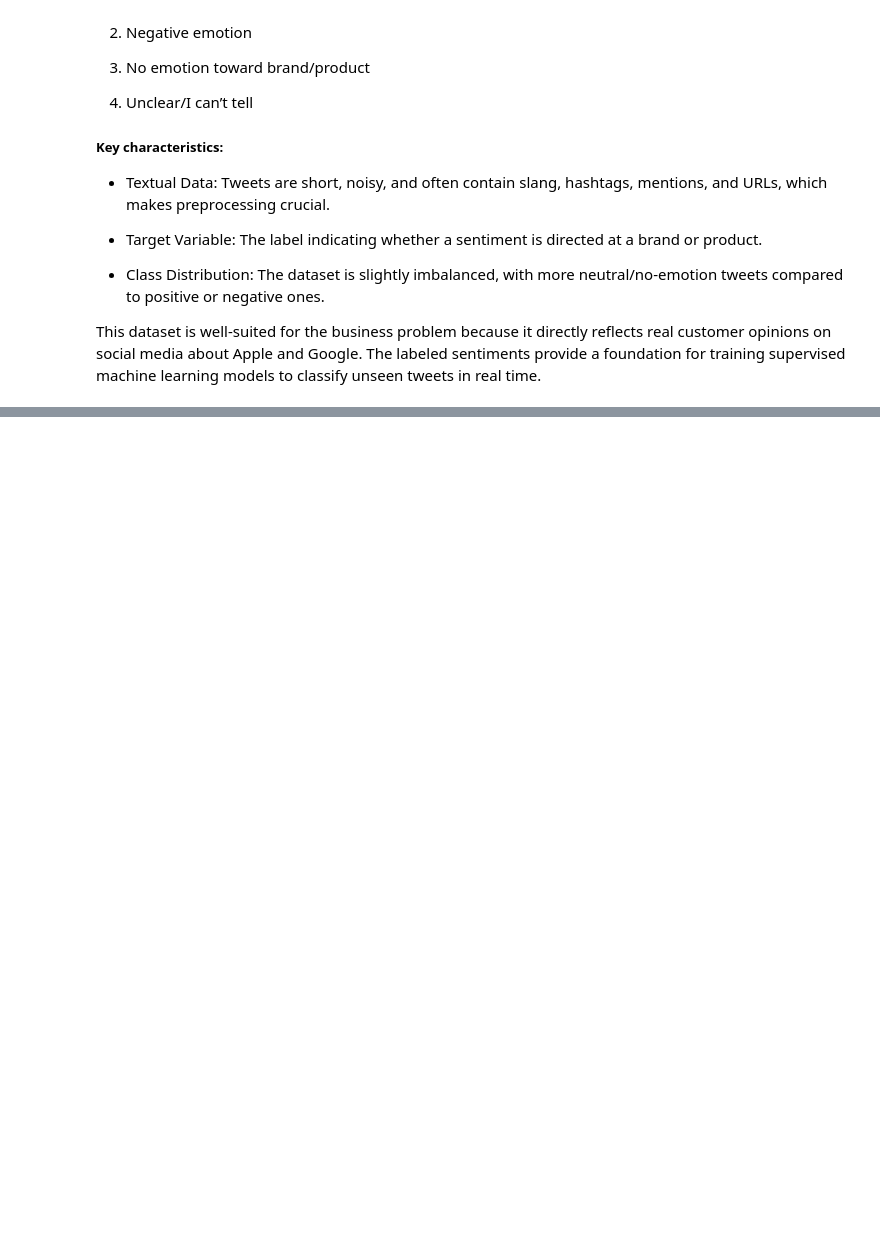
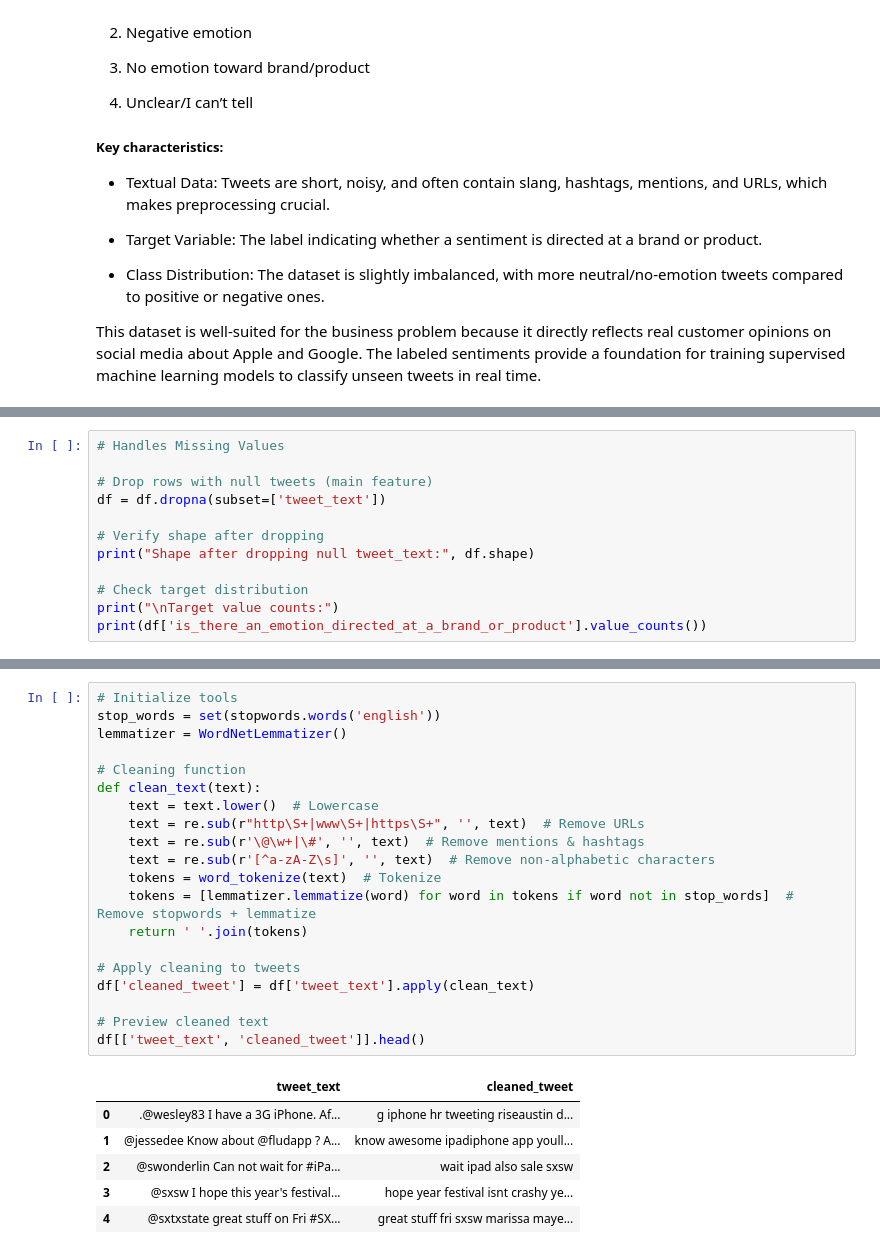
Before and after one commit to KaiFa254/Group_3_NLP_Project_Phase4, a Jupyter notebook: NLP.ipynb, the cells around one changed output, grey strips where cells are left out. Cells and saved outputs as stored; diff of their text form; blank space fills up the shorter version.

```diff
--- a/NLP.ipynb
+++ b/NLP.ipynb
@@ -40,0 +161,12 @@ This dataset is well-suited for the business problem because it directly reflect
+# %%
+# Handles Missing Values
+
+# Drop rows with null tweets (main feature)
+df = df.dropna(subset=['tweet_text'])
+
+# Verify shape after dropping
+print("Shape after dropping null tweet_text:", df.shape)
+
+# Check target distribution
+print("\nTarget value counts:")
+print(df['is_there_an_emotion_directed_at_a_brand_or_product'].value_counts())
@@ -40,0 +222,27 @@ This dataset is well-suited for the business problem because it directly reflect
+# %%
+# Initialize tools
+stop_words = set(stopwords.words('english'))
+lemmatizer = WordNetLemmatizer()
+
+# Cleaning function
+def clean_text(text):
+    text = text.lower()  # Lowercase
+    text = re.sub(r"http\S+|www\S+|https\S+", '', text)  # Remove URLs
+    text = re.sub(r'\@\w+|\#', '', text)  # Remove mentions & hashtags
+    text = re.sub(r'[^a-zA-Z\s]', '', text)  # Remove non-alphabetic characters
+    tokens = word_tokenize(text)  # Tokenize
+    tokens = [lemmatizer.lemmatize(word) for word in tokens if word not in stop_words]  # Remove stopwords + lemmatize
+    return ' '.join(tokens)
+
+# Apply cleaning to tweets
+df['cleaned_tweet'] = df['tweet_text'].apply(clean_text)
+
+# Preview cleaned text
+df[['tweet_text', 'cleaned_tweet']].head()
+# %% [output]
+|  | tweet_text | cleaned_tweet |
+| 0 | .@wesley83 I have a 3G iPhone. Af... | g iphone hr tweeting riseaustin d... |
+| 1 | @jessedee Know about @fludapp ? A... | know awesome ipadiphone app youll... |
+| 2 | @swonderlin Can not wait for #iPa... | wait ipad also sale sxsw |
+| 3 | @sxsw I hope this year's festival... | hope year festival isnt crashy ye... |
+| 4 | @sxtxstate great stuff on Fri #SX... | great stuff fri sxsw marissa maye... |
```
Also changed, not shown: parts of 16 cells of this notebook.
